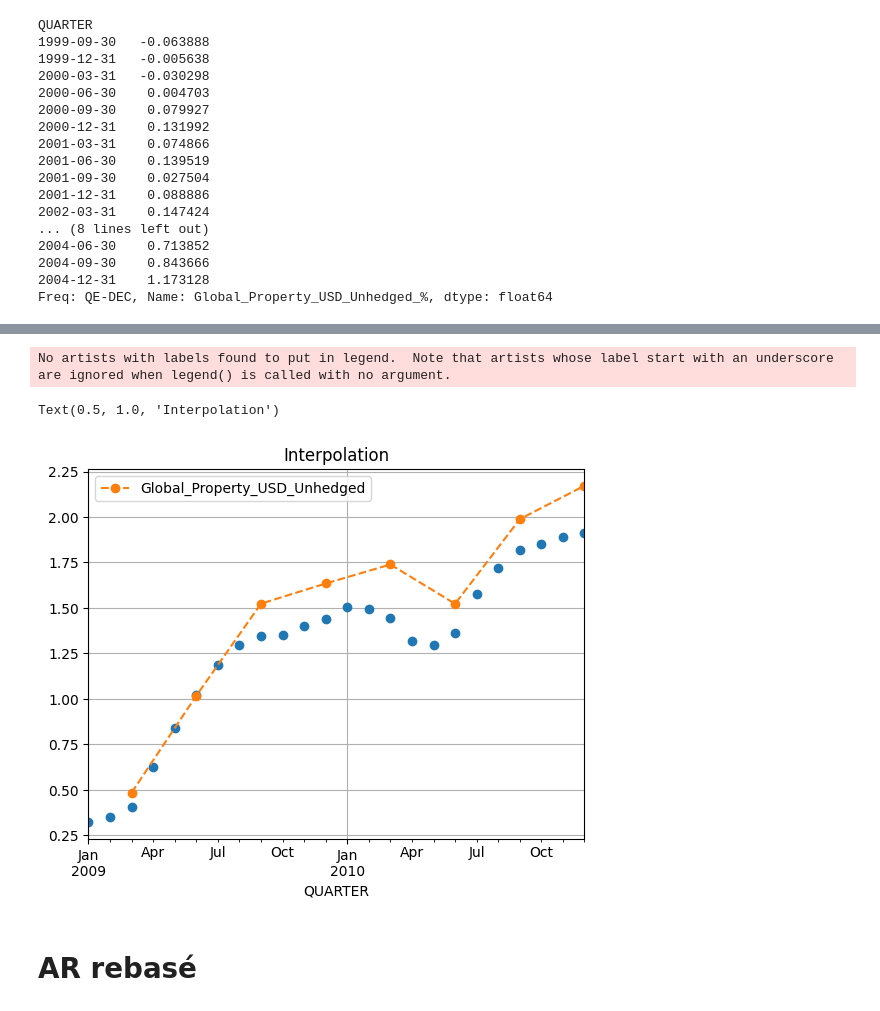
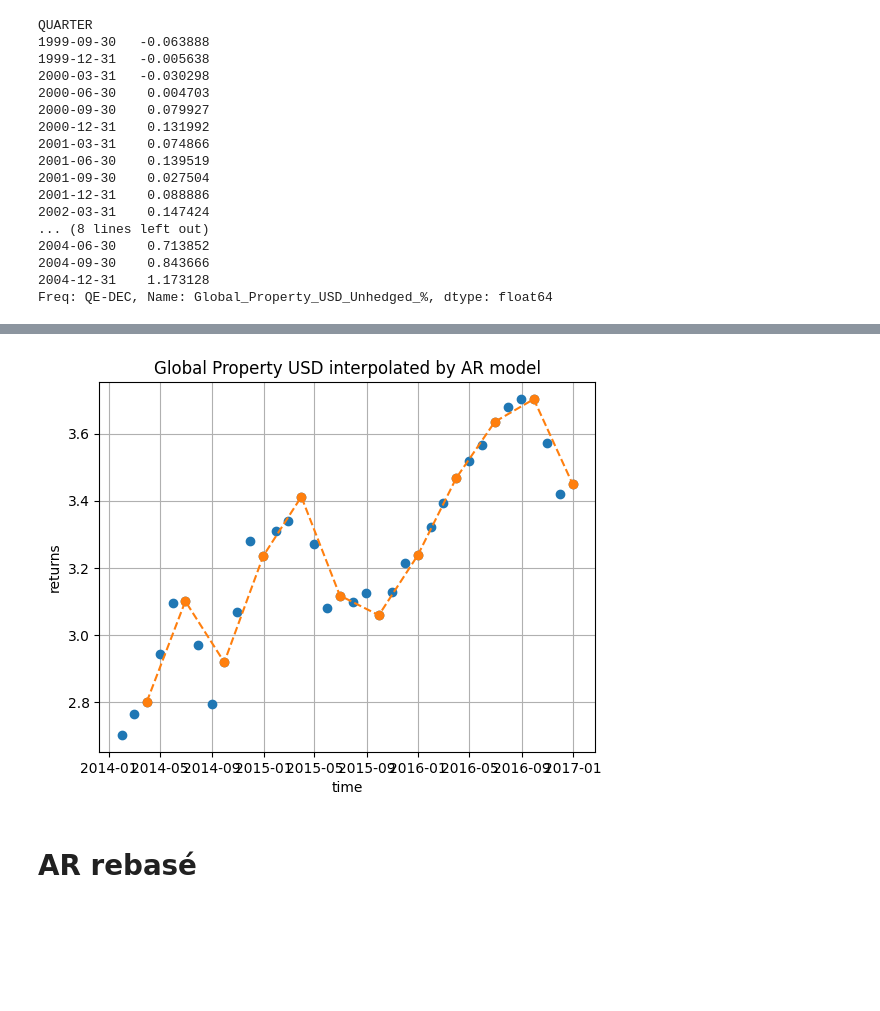
Before and after one commit to Perann/STAT_APP, a Jupyter notebook: AR_Model/AR_rebasage_ultimr.ipynb, the cells around one changed output, grey strips where cells are left out. Cells and saved outputs as stored; diff of their text form; code cells hidden in the pictures; blank space fills up the shorter version.

Commit message:
naiv models

```diff
--- a/AR_Model/AR_rebasage_ultimr.ipynb
+++ b/AR_Model/AR_rebasage_ultimr.ipynb
@@ -152,23 +147,13 @@ serie2  = interpolated.dropna().agg(cumulated_returns).loc["2009":"2010"]
-# %%
-fig, axis = plt.subplots()
-
-(serie2
-.plot(ax = axis, style = 'o',grid = True)
-.legend())
-
-
-(serie1
- .resample('ME')
- .interpolate('linear')
- .iloc[::3]
- .plot(ax = axis, style = 'o--', grid = True)
- .legend())
-
-axis.set_title('Interpolation')
-# %% [output]
-No artists with labels found to put in legend.  Note that artists whose label start with an underscore are ignored when legend() is called with no argument.
-Text(0.5, 1.0, 'Interpolation')
-[figure, removed]
+# %%
+plt.figure()
+plt.plot(interpolated.agg(cumulated_returns).loc["2014":"2016"].index, interpolated.agg(cumulated_returns).loc["2014":"2016"],'o')
+plt.plot(quarter_return.agg(cumulated_returns).loc["2014":"2016"].index, quarter_return.agg(cumulated_returns).loc["2014":"2016"],'o--')
+plt.xlabel("time")
+plt.ylabel('returns')
+plt.title("Global Property USD interpolated by AR model")
+plt.grid()
+# %% [output]
+[figure, added]
 # %% [markdown]
 # AR rebasé
 # %%
```
Also changed, not shown: parts of 10 cells of this notebook, 1 other file.
